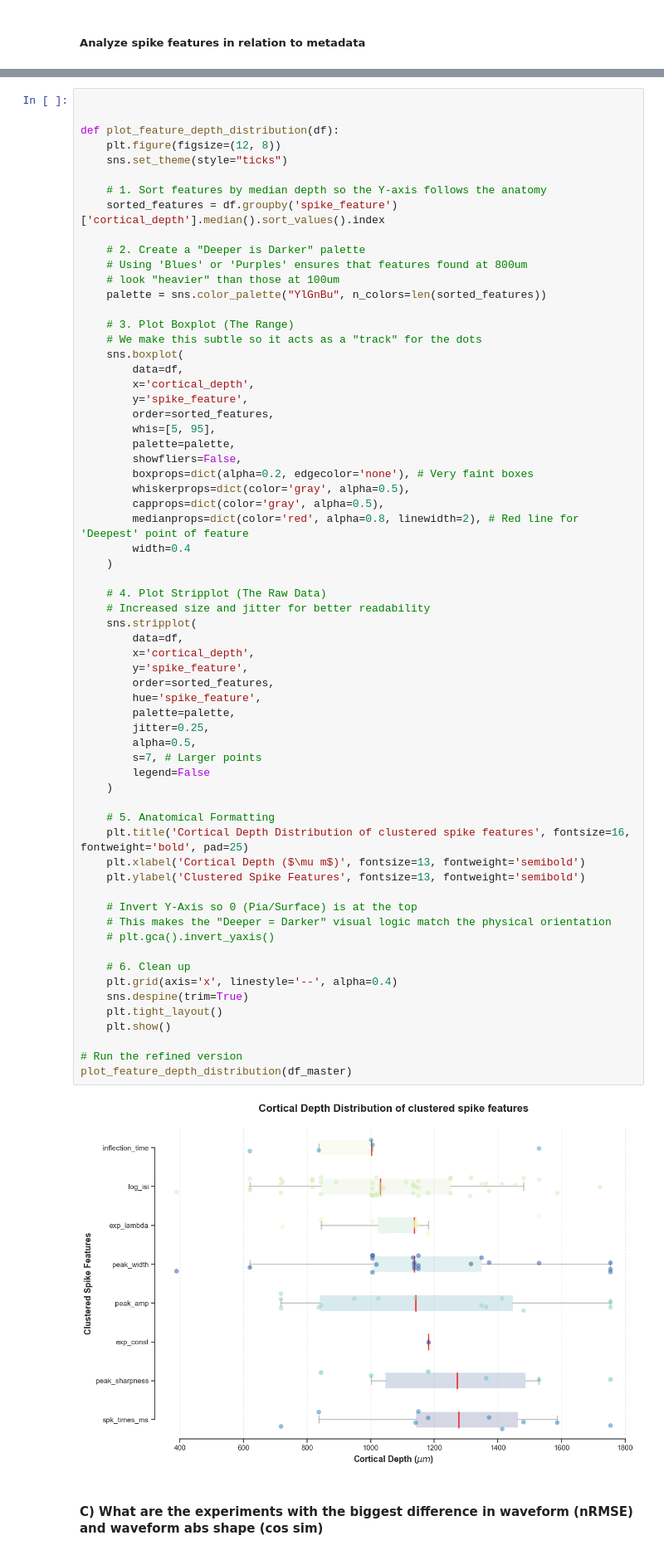
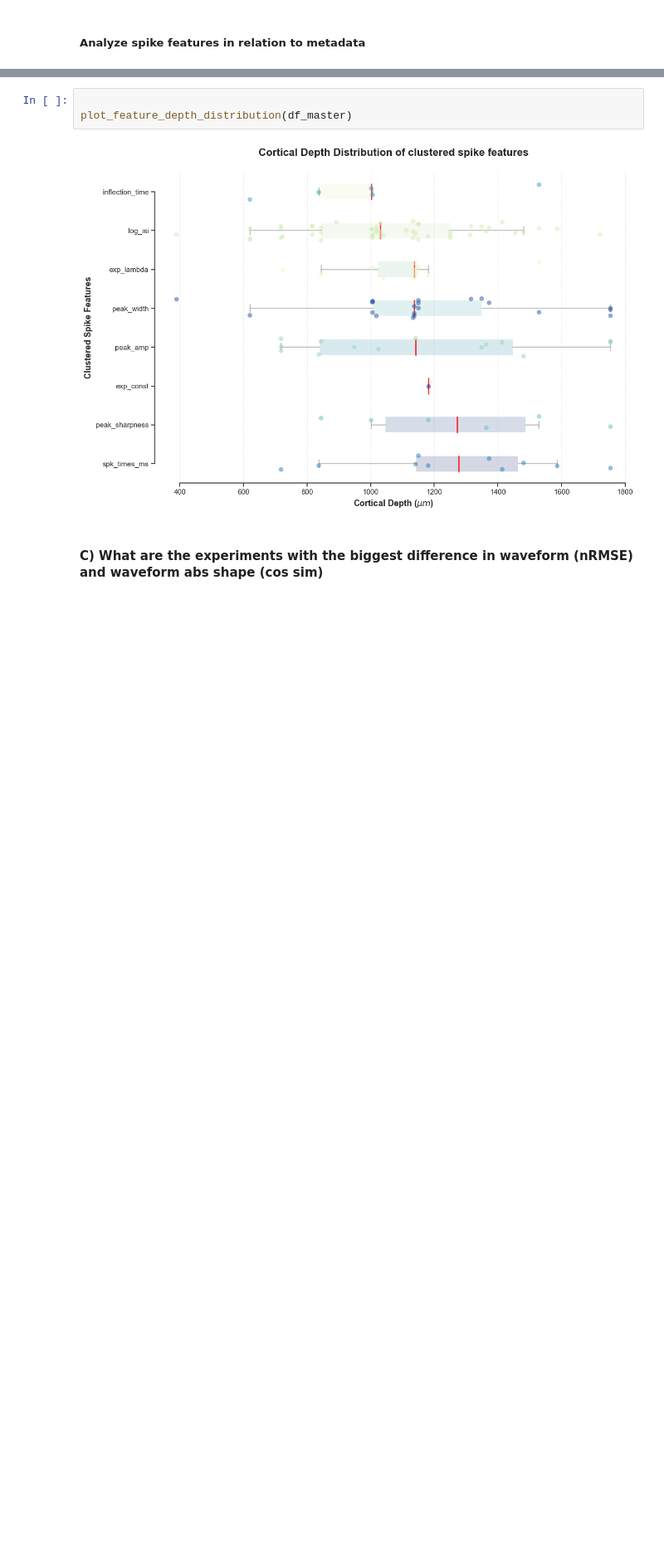
Before and after one commit to voytekresearch/spikewise, a Jupyter notebook: datasets/spe-1/spe1_patch_LFP_analysis/cluster_analyses/all_cluster_comparison.ipynb, the cells around one changed output, grey strips where cells are left out. Shown at 83% size. Drawn from its saved outputs; the diff is of its cells as text; blank space fills up the shorter version.

```diff
--- a/datasets/spe-1/spe1_patch_LFP_analysis/cluster_analyses/all_cluster_comparison.ipynb
+++ b/datasets/spe-1/spe1_patch_LFP_analysis/cluster_analyses/all_cluster_comparison.ipynb
@@ -154,69 +172,8 @@ plot_master_feature_dependency_refined(df_master)
 # %%
 
-
-def plot_feature_depth_distribution(df):
-    plt.figure(figsize=(12, 8))
-    sns.set_theme(style="ticks")
-
-    # 1. Sort features by median depth so the Y-axis follows the anatomy
-    sorted_features = df.groupby('spike_feature')['cortical_depth'].median().sort_values().index
-
-    # 2. Create a "Deeper is Darker" palette
-    # Using 'Blues' or 'Purples' ensures that features found at 800um
-    # look "heavier" than those at 100um
-    palette = sns.color_palette("YlGnBu", n_colors=len(sorted_features))
-
-    # 3. Plot Boxplot (The Range)
-    # We make this subtle so it acts as a "track" for the dots
-    sns.boxplot(
-        data=df,
-        x='cortical_depth',
-        y='spike_feature',
-        order=sorted_features,
-        whis=[5, 95],
-        palette=palette,
-        showfliers=False,
-        boxprops=dict(alpha=0.2, edgecolor='none'), # Very faint boxes
-        whiskerprops=dict(color='gray', alpha=0.5),
-        capprops=dict(color='gray', alpha=0.5),
-        medianprops=dict(color='red', alpha=0.8, linewidth=2), # Red line for 'Deepest' point of feature
-        width=0.4
-    )
-
-    # 4. Plot Stripplot (The Raw Data)
-    # Increased size and jitter for better readability
-    sns.stripplot(
-        data=df,
-        x='cortical_depth',
-        y='spike_feature',
-        order=sorted_features,
-        hue='spike_feature',
-        palette=palette,
-        jitter=0.25,
-        alpha=0.5,
-        s=7, # Larger points
-        legend=False
-    )
-
-    # 5. Anatomical Formatting
-    plt.title('Cortical Depth Distribution of clustered spike features', fontsize=16, fontweight='bold', pad=25)
-    plt.xlabel('Cortical Depth ($\mu m$)', fontsize=13, fontweight='semibold')
-    plt.ylabel('Clustered Spike Features', fontsize=13, fontweight='semibold')
-
-    # Invert Y-Axis so 0 (Pia/Surface) is at the top
-    # This makes the "Deeper = Darker" visual logic match the physical orientation
-    # plt.gca().invert_yaxis()
-
-    # 6. Clean up
-    plt.grid(axis='x', linestyle='--', alpha=0.4)
-    sns.despine(trim=True)
-    plt.tight_layout()
-    plt.show()
-
-# Run the refined version
 plot_feature_depth_distribution(df_master)
 # %% [output]
-[figure, old version]
+[figure, new version]
 # %% [markdown]
 #### C) What are the experiments with the biggest difference in waveform (nRMSE) and waveform abs shape (cos sim)
 # %%
```
Also changed, not shown: parts of 3 cells of this notebook, 1 other file.
